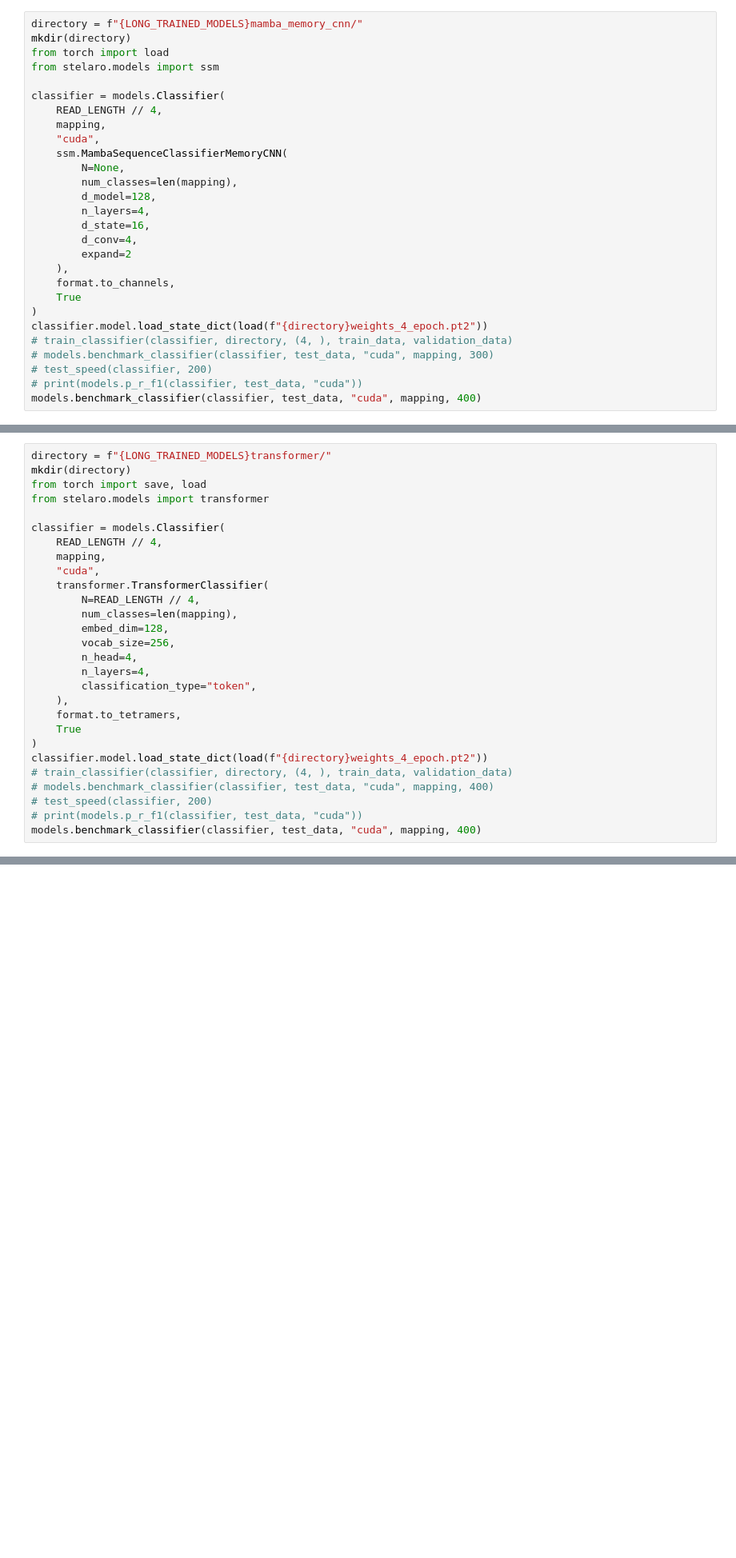
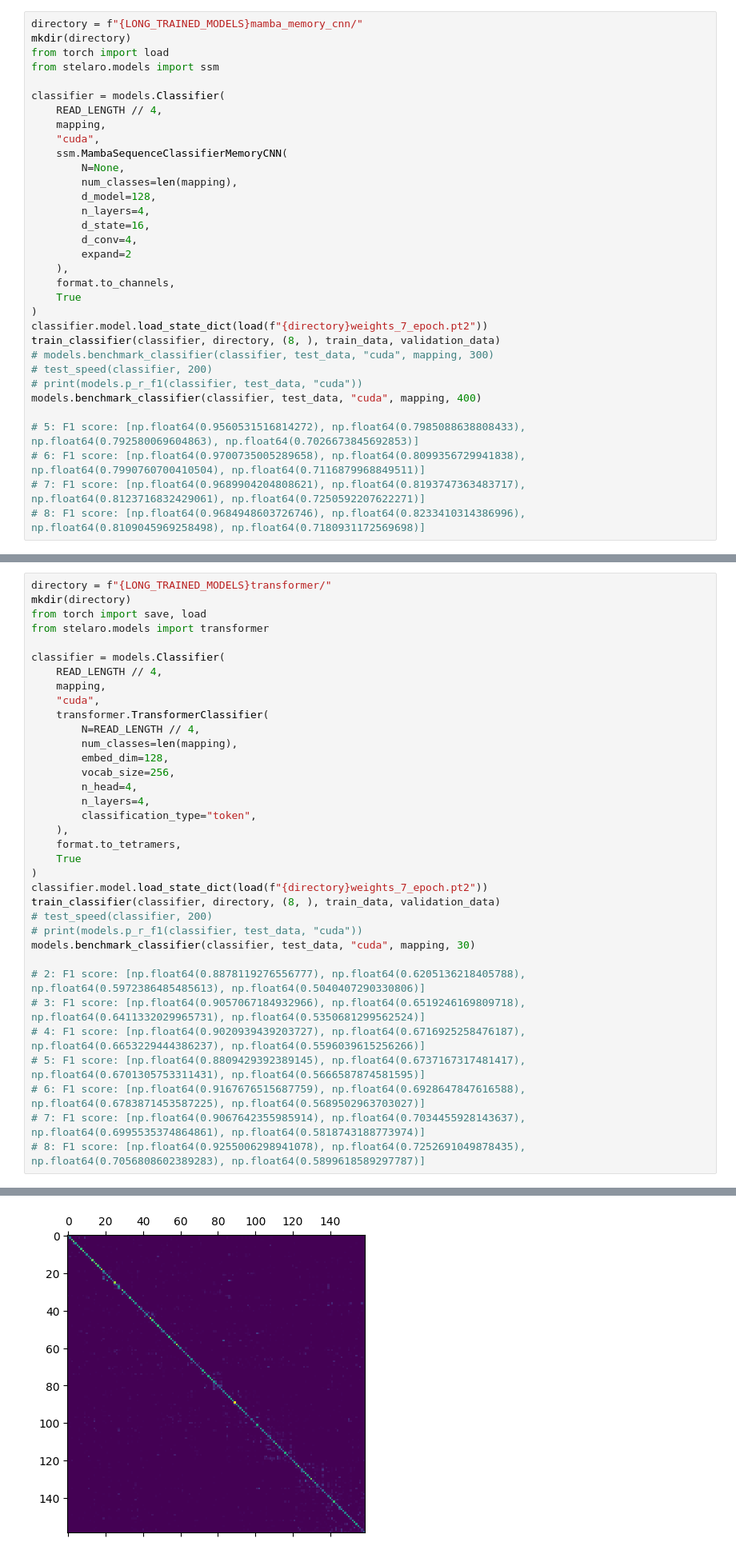
Before and after one commit to Vincent-Therrien/stelaro, a Jupyter notebook: demonstrations/classification.ipynb, the cells around one changed output, grey strips where cells are left out. Shown at 80% size. Drawn from its saved outputs; the diff is of its cells as text; blank space fills up the shorter version.

```diff
--- a/demonstrations/classification.ipynb
+++ b/demonstrations/classification.ipynb
@@ -2144,10 +2244,15 @@ classifier = models.Classifier(
     format.to_channels,
     True
 )
-classifier.model.load_state_dict(load(f"{directory}weights_4_epoch.pt2"))
-# train_classifier(classifier, directory, (4, ), train_data, validation_data)
+classifier.model.load_state_dict(load(f"{directory}weights_7_epoch.pt2"))
+train_classifier(classifier, directory, (8, ), train_data, validation_data)
 # models.benchmark_classifier(classifier, test_data, "cuda", mapping, 300)
 # test_speed(classifier, 200)
 # print(models.p_r_f1(classifier, test_data, "cuda"))
 models.benchmark_classifier(classifier, test_data, "cuda", mapping, 400)
+
+# 5: F1 score: [np.float64(0.9560531516814272), np.float64(0.7985088638808433), np.float64(0.792580069604863), np.float64(0.7026673845692853)]
+# 6: F1 score: [np.float64(0.9700735005289658), np.float64(0.8099356729941838), np.float64(0.7990760700410504), np.float64(0.7116879968849511)]
+# 7: F1 score: [np.float64(0.9689904204808621), np.float64(0.8193747363483717), np.float64(0.8123716832429061), np.float64(0.7250592207622271)]
+# 8: F1 score: [np.float64(0.9684948603726746), np.float64(0.8233410314386996), np.float64(0.8109045969258498), np.float64(0.7180931172569698)]
 # %% [output]
@@ -2178,10 +2310,17 @@ classifier = models.Classifier(
     format.to_tetramers,
     True
 )
-classifier.model.load_state_dict(load(f"{directory}weights_4_epoch.pt2"))
-# train_classifier(classifier, directory, (4, ), train_data, validation_data)
-# models.benchmark_classifier(classifier, test_data, "cuda", mapping, 400)
+classifier.model.load_state_dict(load(f"{directory}weights_7_epoch.pt2"))
+train_classifier(classifier, directory, (8, ), train_data, validation_data)
 # test_speed(classifier, 200)
 # print(models.p_r_f1(classifier, test_data, "cuda"))
-models.benchmark_classifier(classifier, test_data, "cuda", mapping, 400)
+models.benchmark_classifier(classifier, test_data, "cuda", mapping, 30)
+
+# 2: F1 score: [np.float64(0.8878119276556777), np.float64(0.6205136218405788), np.float64(0.5972386485485613), np.float64(0.5040407290330806)]
+# 3: F1 score: [np.float64(0.9057067184932966), np.float64(0.6519246169809718), np.float64(0.6411332029965731), np.float64(0.5350681299562524)]
+# 4: F1 score: [np.float64(0.9020939439203727), np.float64(0.6716925258476187), np.float64(0.6653229444386237), np.float64(0.5596039615256266)]
+# 5: F1 score: [np.float64(0.8809429392389145), np.float64(0.6737167317481417), np.float64(0.6701305753311431), np.float64(0.5666587874581595)]
+# 6: F1 score: [np.float64(0.9167676515687759), np.float64(0.6928647847616588), np.float64(0.6783871453587225), np.float64(0.5689502963703027)]
+# 7: F1 score: [np.float64(0.9067642355985914), np.float64(0.7034455928143637), np.float64(0.6995535374864861), np.float64(0.5818743188773974)]
+# 8: F1 score: [np.float64(0.9255006298941078), np.float64(0.7252691049878435), np.float64(0.7056808602389283), np.float64(0.5899618589297787)]
 # %% [output]
@@ -2191,3 +2357,4 @@ RuntimeError: Error(s) in loading state_dict for TransformerClassifier:
+[figure, added]
 # %% [markdown]
 #### 2.2.2.6. Transformer-CNN
 # %%
```
Also changed, not shown: parts of 14 cells of this notebook, 1 other file.
